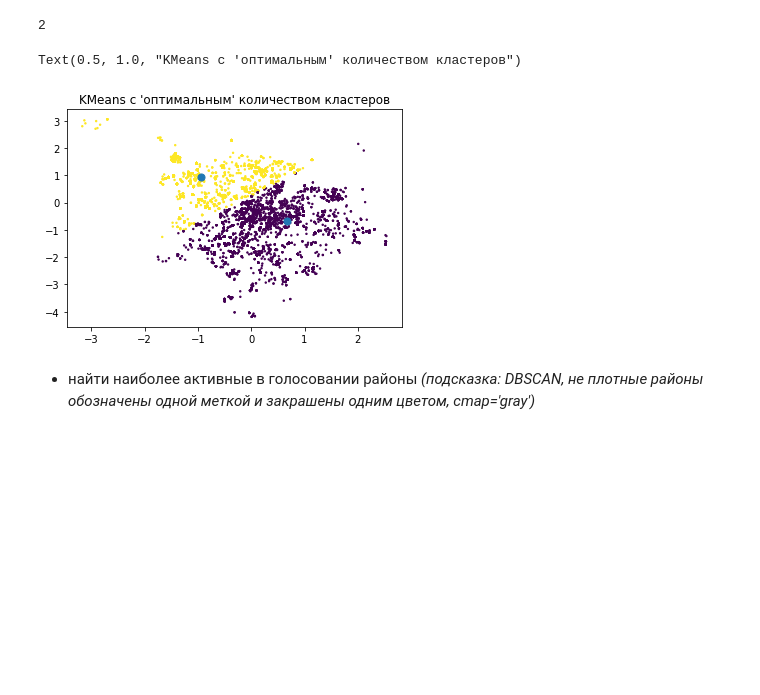
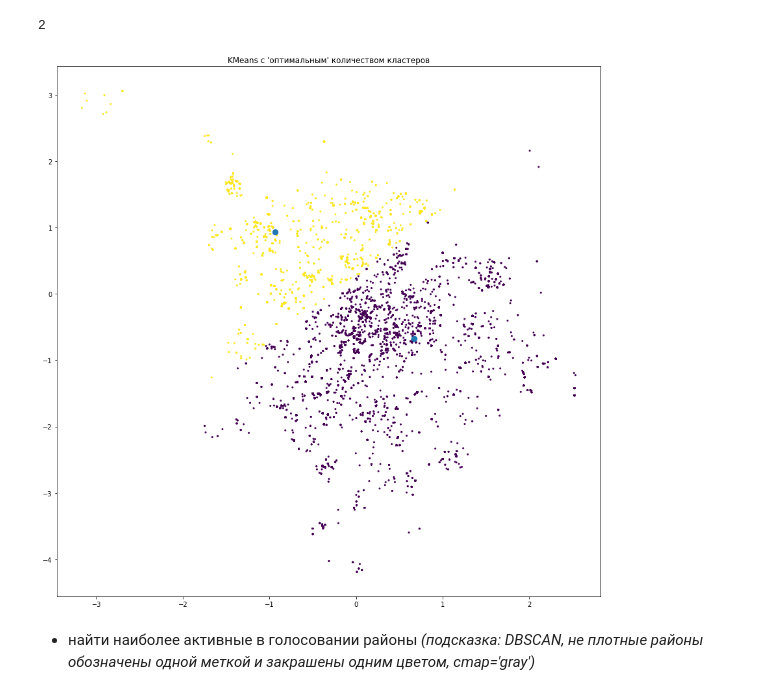
Before and after one commit to AlexeyUdod/aml, a Jupyter notebook: aml.5.hw2.ipynb, the cells around one changed output. Drawn from its saved outputs; the diff is of its cells as text; code cells hidden in the pictures; blank space fills up the shorter version.

```diff
--- a/aml.5.hw2.ipynb
+++ b/aml.5.hw2.ipynb
@@ -125,13 +125,13 @@ k_opt
 # %%
 model = KMeans(n_clusters = k_opt)
 y_pred = model.fit_predict(X)
-plt.scatter(X[:,0], X[:,1], c=y_pred, s=2)
+plt.scatter(X[:,0], X[:,1], c=y_pred, s=4)
 centers = model.cluster_centers_
-plt.scatter(centers[:, 0], centers[:, 1], s=50)
+plt.scatter(centers[:, 0], centers[:, 1], s=70)
 plt.title(model.__class__.__name__ + " с 'оптимальным' количеством кластеров")
+plt.gcf().set_size_inches([15,15])
 # %% [output]
-Text(0.5, 1.0, "KMeans с 'оптимальным' количеством кластеров")
-[figure, old version]
+[figure, new version]
 # %% [markdown]
 * найти наиболее активные в голосовании районы *(подсказка: DBSCAN, не плотные районы обозначены одной меткой и закрашены одним цветом, cmap='gray')*
 # %%
```
Also changed, not shown: parts of 1 cell of this notebook.
